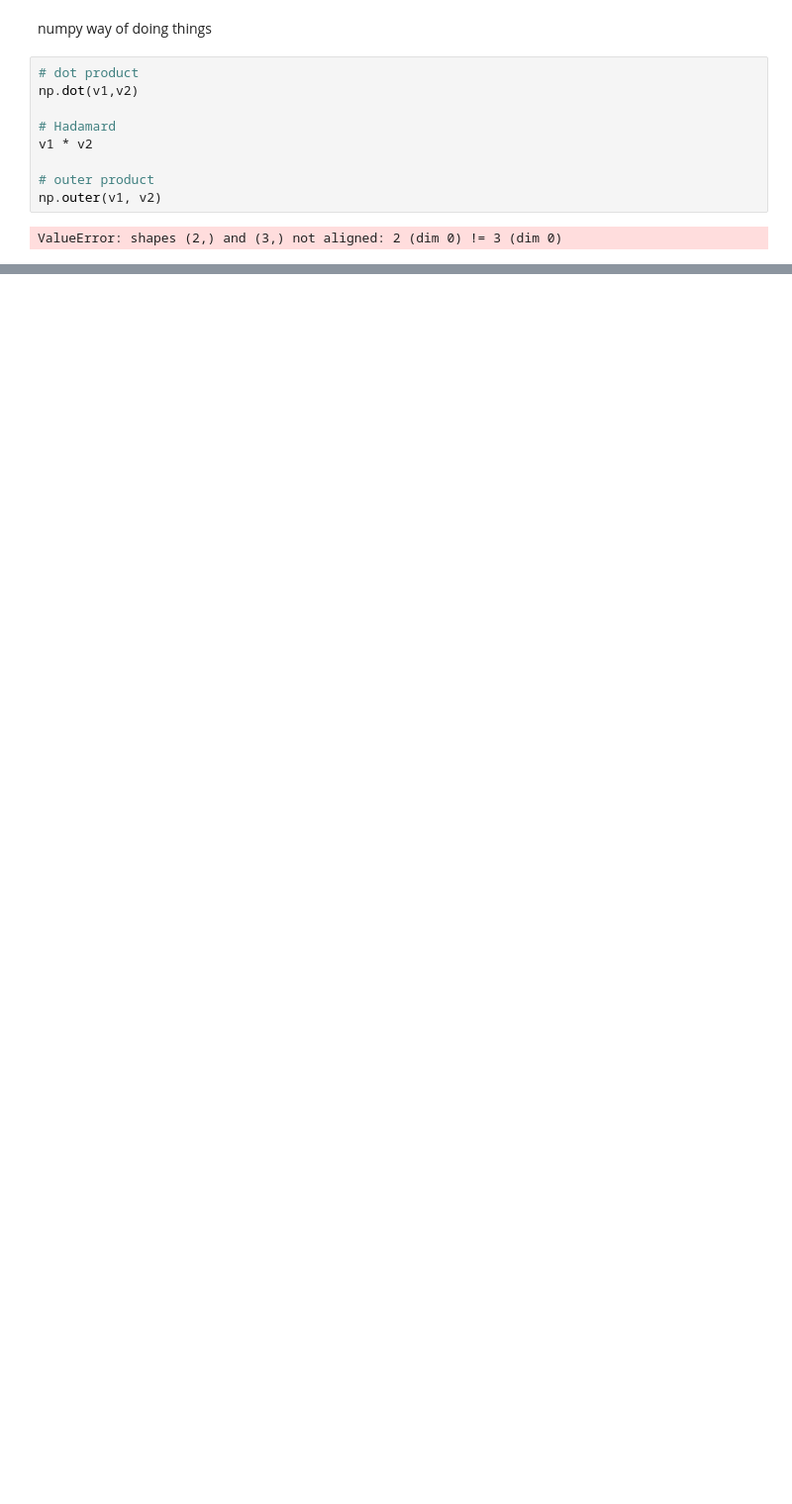
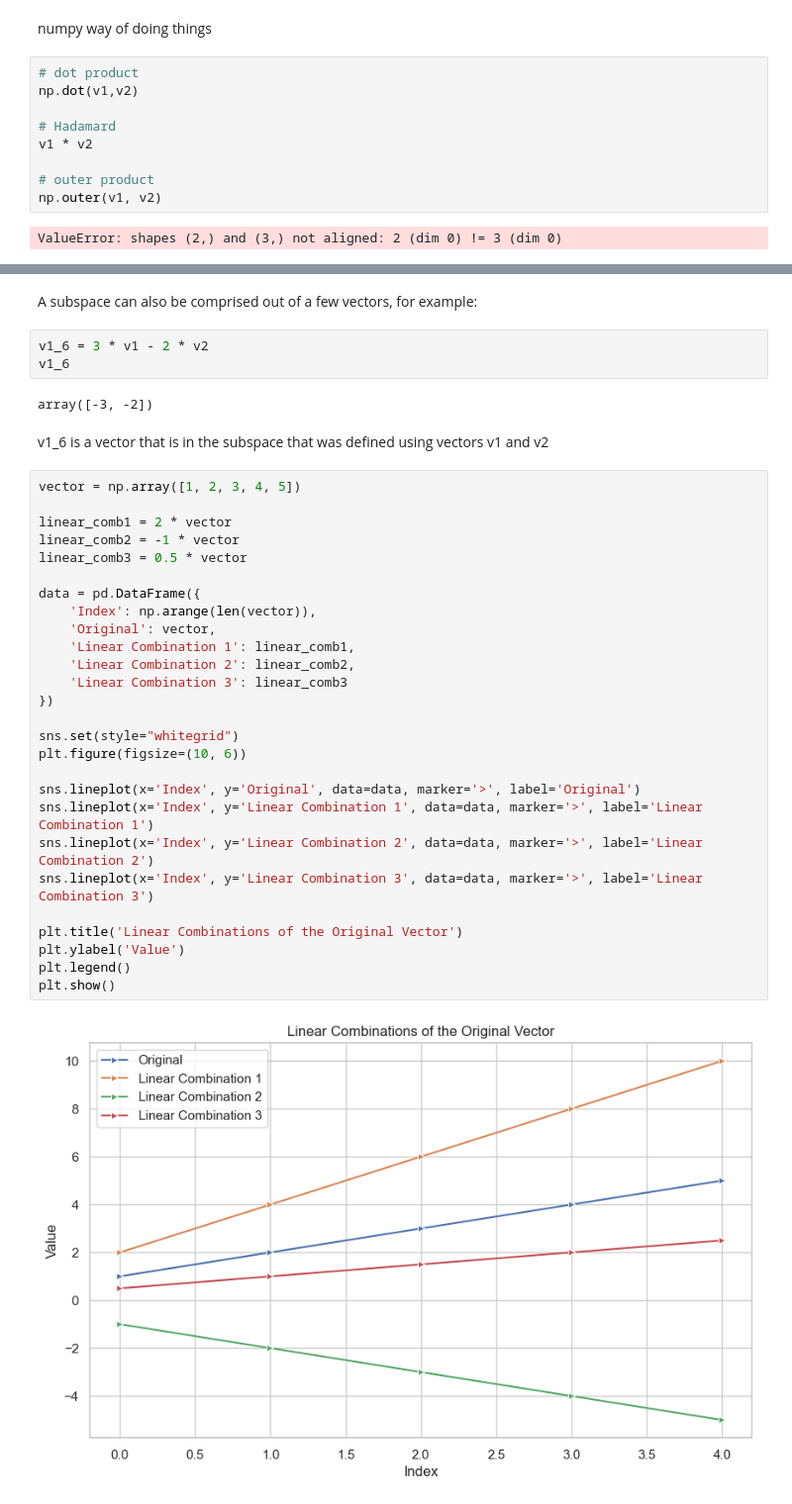
Before and after one commit to chenmargalit/10X-ML-Engineer---Python-Excercises, a Jupyter notebook: math/Linear algebra - Lesson.ipynb, the cells around one changed output, grey strips where cells are left out. Shown: that part at 99% size. Cells and saved outputs as stored; diff of their text form; blank space fills up the shorter version.

Commit message:
add linear algebra v2

```diff
--- a/math/Linear algebra - Lesson.ipynb
+++ b/math/Linear algebra - Lesson.ipynb
@@ -360,0 +406,38 @@ ValueError: shapes (2,) and (3,) not aligned: 2 (dim 0) != 3 (dim 0)
+# %% [markdown]
+A subspace can also be comprised out of a few vectors, for example:
+# %%
+v1_6 = 3 * v1 - 2 * v2
+v1_6
+# %% [output]
+array([-3, -2])
+# %% [markdown]
+v1_6 is a vector that is in the subspace that was defined using vectors v1 and v2
+# %%
+vector = np.array([1, 2, 3, 4, 5])
+
+linear_comb1 = 2 * vector
+linear_comb2 = -1 * vector
+linear_comb3 = 0.5 * vector
+
+data = pd.DataFrame({
+    'Index': np.arange(len(vector)),
+    'Original': vector,
+    'Linear Combination 1': linear_comb1,
+    'Linear Combination 2': linear_comb2,
+    'Linear Combination 3': linear_comb3
+})
+
+sns.set(style="whitegrid")
+plt.figure(figsize=(10, 6))
+
+sns.lineplot(x='Index', y='Original', data=data, marker='>', label='Original')
+sns.lineplot(x='Index', y='Linear Combination 1', data=data, marker='>', label='Linear Combination 1')
+sns.lineplot(x='Index', y='Linear Combination 2', data=data, marker='>', label='Linear Combination 2')
+sns.lineplot(x='Index', y='Linear Combination 3', data=data, marker='>', label='Linear Combination 3')
+
+plt.title('Linear Combinations of the Original Vector')
+plt.ylabel('Value')
+plt.legend()
+plt.show()
+# %% [output]
+[figure, added]
```
Also changed, not shown: parts of 151 cells of this notebook.
